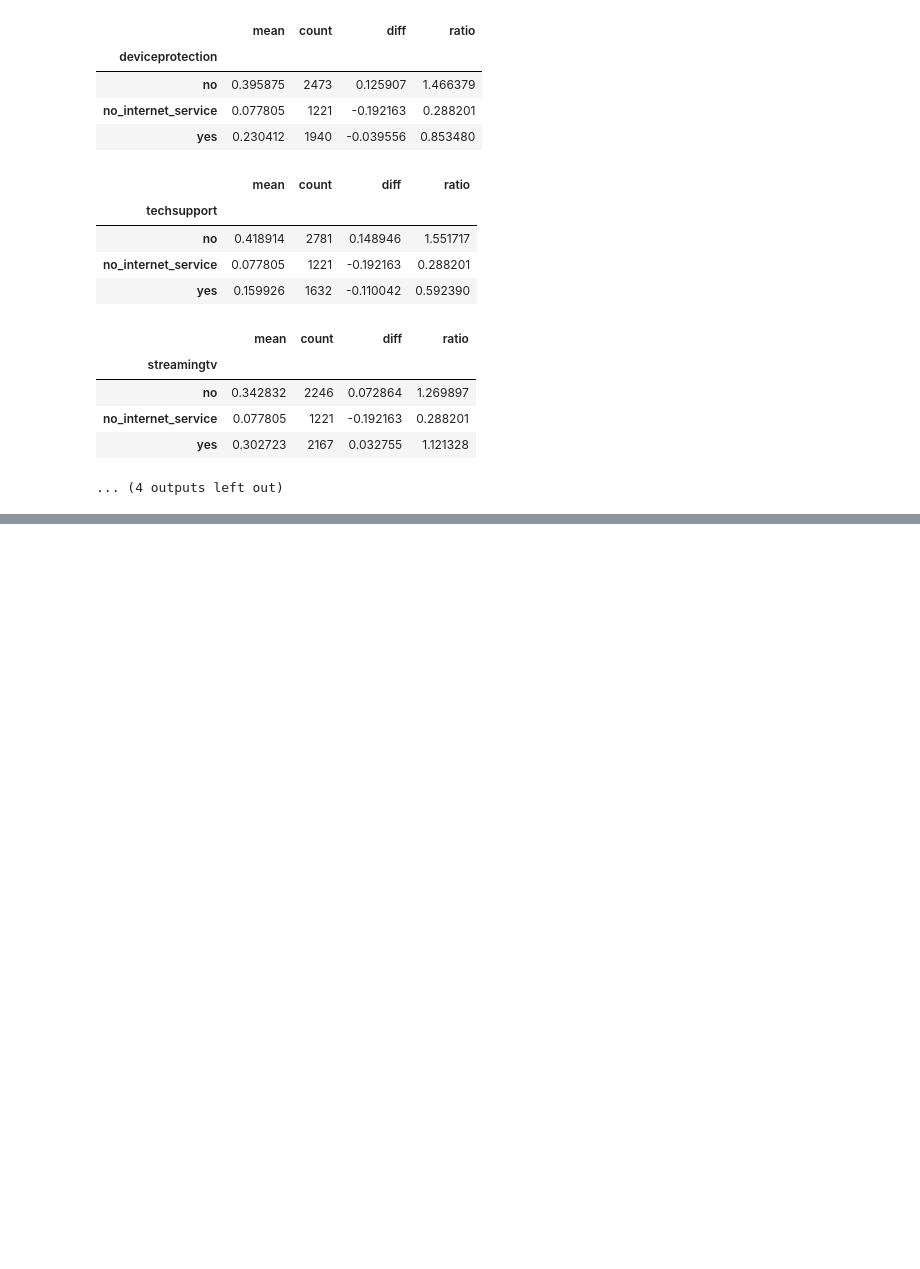
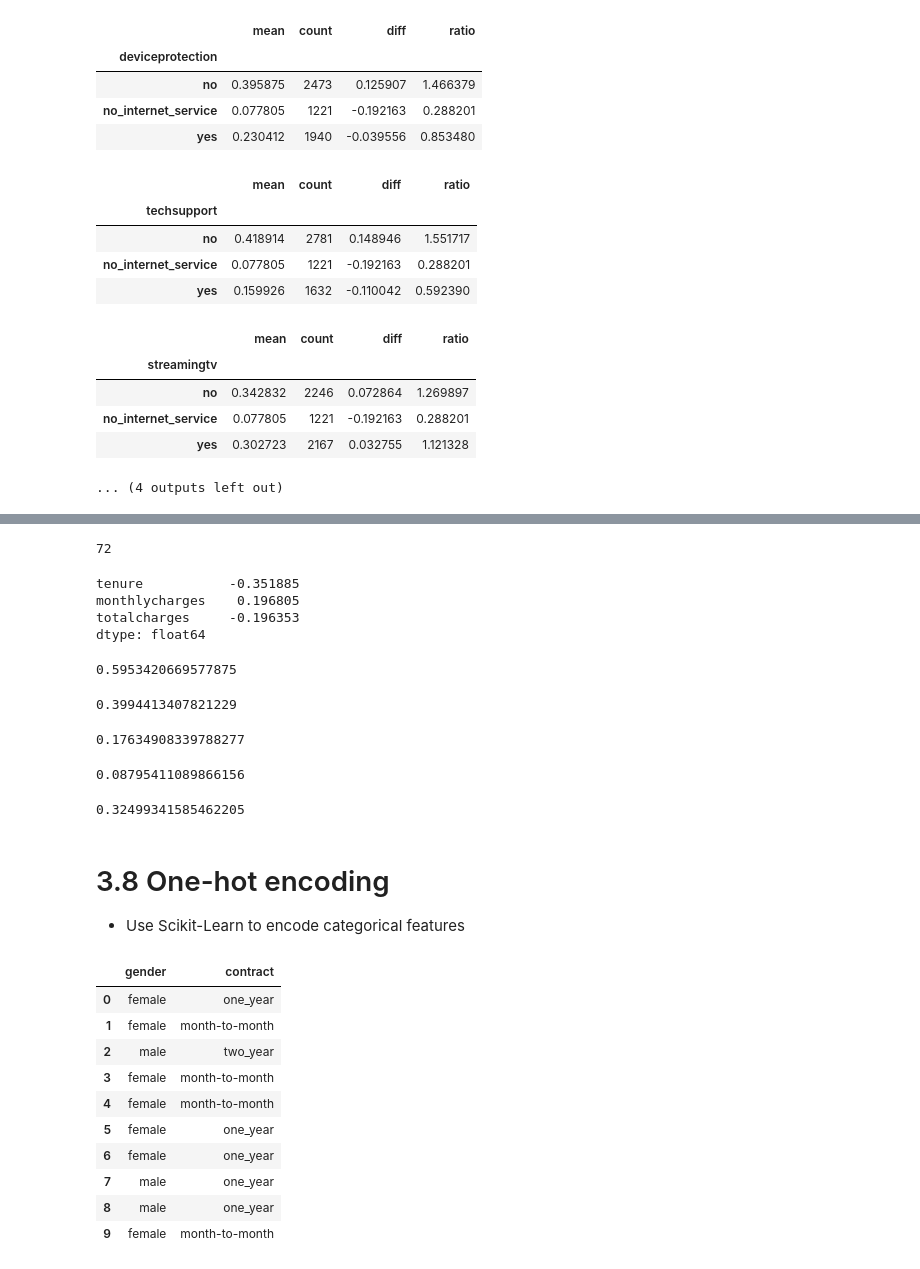
Before and after one commit to prantoran/ai-prac, a Jupyter notebook: ML-ZoomCamp-2023/w3-classification.ipynb, the cells around one changed output, grey strips where cells are left out. Saved outputs shown, nothing was run; the diff lists cells and outputs as text; code cells hidden in the pictures; blank space fills up the shorter version.

```diff
--- a/ML-ZoomCamp-2023/w3-classification.ipynb
+++ b/ML-ZoomCamp-2023/w3-classification.ipynb
@@ -482,0 +551,34 @@ for col in categorical:
+# %%
+df_train_full.tenure.max()
+# %% [output]
+72
+# %%
+df_train_full[numerical].corrwith(df_train_full.churn)
+# %% [output]
+tenure           -0.351885
+monthlycharges    0.196805
+totalcharges     -0.196353
+dtype: float64
+# %%
+df_train_full[df_train_full.tenure <= 2].churn.mean()
+# %% [output]
+0.5953420669577875
+# %%
+df_train_full[(df_train_full.tenure > 2) & (df_train_full.tenure <= 12)].churn.mean()
+# %% [output]
+0.3994413407821229
+# %%
+df_train_full[(df_train_full.tenure > 12)].churn.mean()
+# %% [output]
+0.17634908339788277
+# %%
+df_train_full[df_train_full.monthlycharges <= 20].churn.mean()
+# %% [output]
+0.08795411089866156
+# %%
+df_train_full[(df_train_full.monthlycharges > 50)].churn.mean()
+# %% [output]
+0.32499341585462205
+# %% [markdown]
+# 3.8 One-hot encoding
+- Use Scikit-Learn to encode categorical features
@@ -482,0 +587,14 @@ for col in categorical:
+# %%
+df_train[['gender', 'contract']].iloc[:10]
+# %% [output]
+|  | gender | contract |
+| 0 | female | one_year |
+| 1 | female | month-to-month |
+| 2 | male | two_year |
+| 3 | female | month-to-month |
+| 4 | female | month-to-month |
+| 5 | female | one_year |
+| 6 | female | one_year |
+| 7 | male | one_year |
+| 8 | male | one_year |
+| 9 | female | month-to-month |
```
Also changed, not shown: parts of 86 cells of this notebook.
